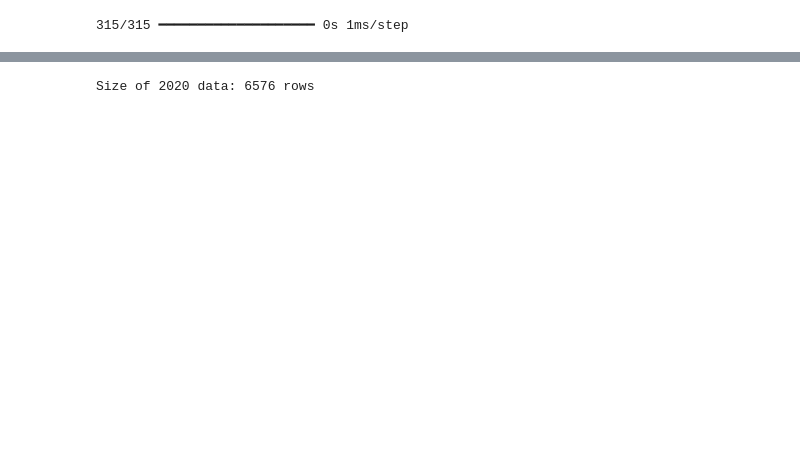
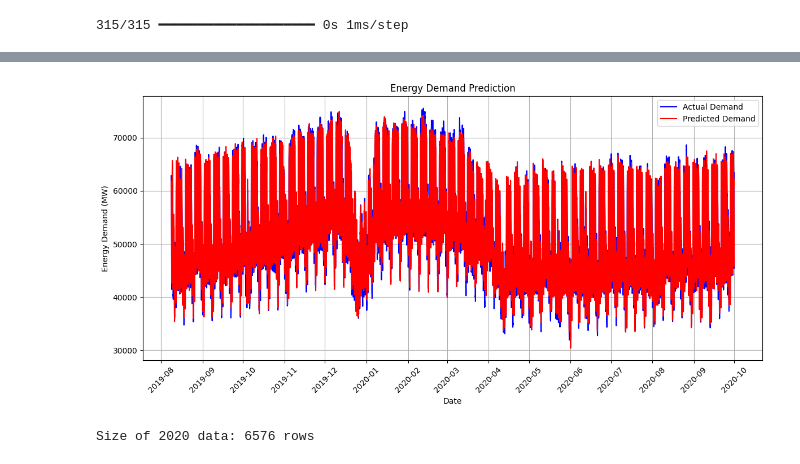
Before and after one commit to spectrox0/master-tfm, a Jupyter notebook: src/notebooks/cnn_model/cnn_model.ipynb, the cells around one changed output, grey strips where cells are left out. Drawn from its saved outputs; the diff is of its cells as text; code cells hidden in the pictures; blank space fills up the shorter version.

```diff
--- a/src/notebooks/cnn_model/cnn_model.ipynb
+++ b/src/notebooks/cnn_model/cnn_model.ipynb
@@ -217,3 +181,9 @@ plt.show()
+# %%
+# 10. Plot results with proper dates on the X-axis
+test_dates = df.index[-len(y_test):]  # Extract the dates corresponding to y_test
+plot_predictions(y_test, y_pred, test_dates)
+# %% [output]
+[figure, added]
 # %%
 # 12. Improve monthly predictions for 2020
 df.index = pd.to_datetime(df.index, utc=True)  # Index is already 'utc_timestamp' after parsing
```
Also changed, not shown: parts of 16 cells of this notebook, 3 other files.
